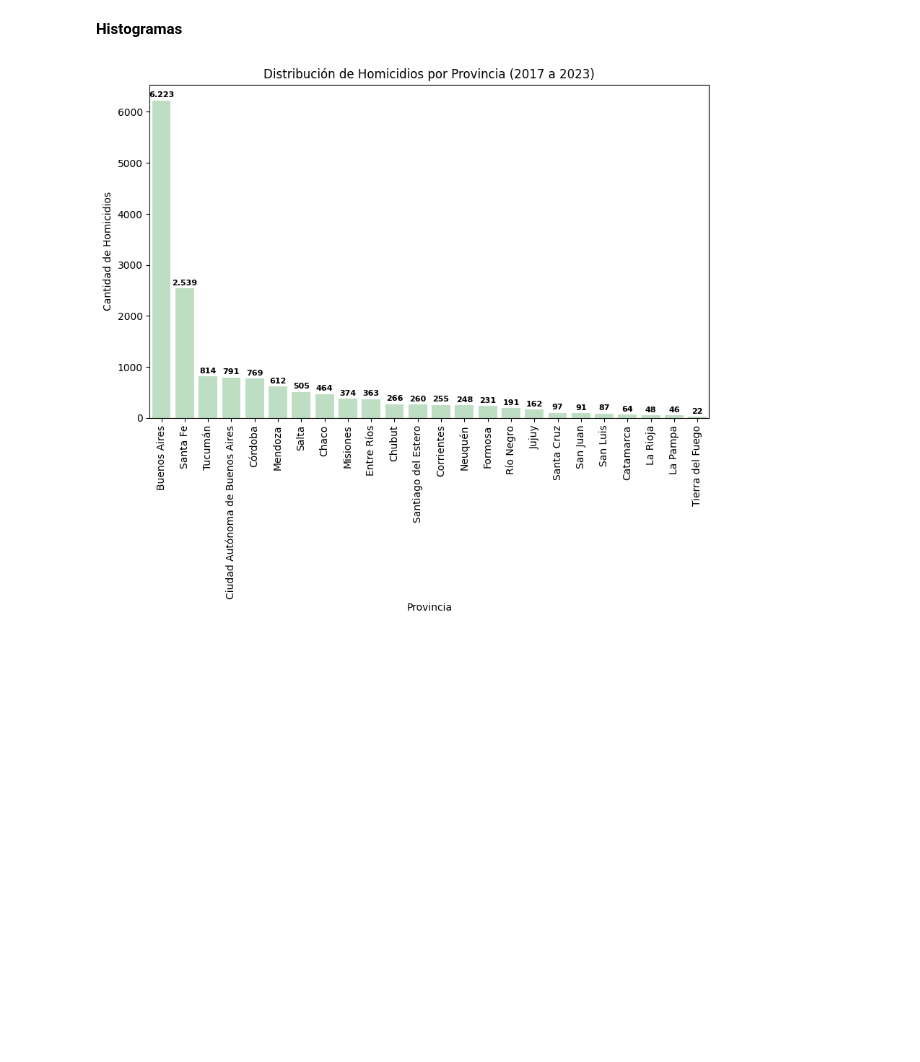
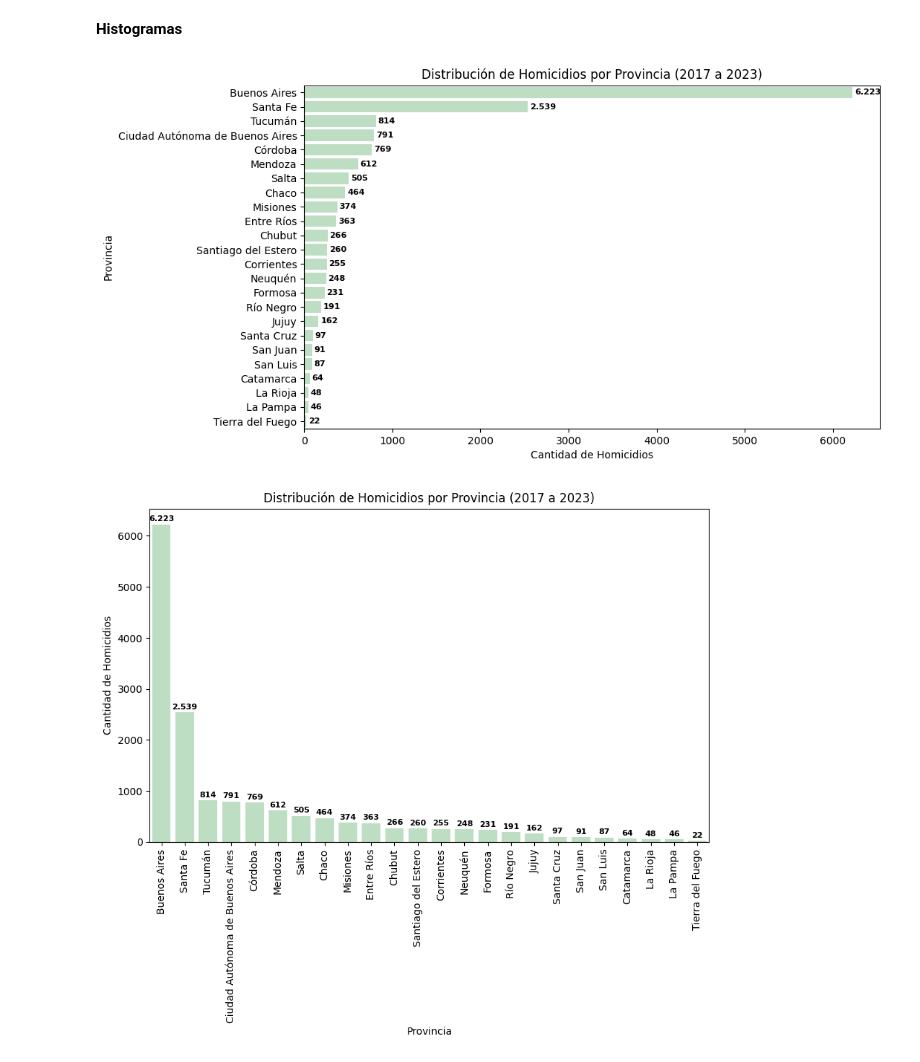
Before and after one commit to nicolasero87/Homicidios_dolosos_Argentina, a Jupyter notebook: 6_Primer_entregable_Ds2_Nicolas_Roman_Homicidios_en_Argentina.ipynb, the cells around one changed output. Saved outputs shown, nothing was run; the diff lists cells and outputs as text; code cells hidden in the pictures; blank space fills up the shorter version.

```diff
--- a/6_Primer_entregable_Ds2_Nicolas_Roman_Homicidios_en_Argentina.ipynb
+++ b/6_Primer_entregable_Ds2_Nicolas_Roman_Homicidios_en_Argentina.ipynb
@@ -955,6 +924,40 @@ plt.show()
 [figure]
 # %% [markdown]
 **Histogramas**
+# %%
+#volvamos al data set original (df) para analizar dónde se concentran los datos de acuerdo a la Provincia:
+
+# 'df' es el data set de todas las provincias
+# fitrar el  DataFrame  para mostrar unicamente victimas
+victims_df = df[df['tipo_persona'] == 'Víctima']
+
+# calcular conteo de provincias basado en el dataframe filtrado
+province_counts = victims_df['provincia_nombre'].value_counts()
+
+# funcion para dar formato de contabilidad
+def format_number(num):
+    return "{:,}".format(num).replace(",", ".")  # reemplaza coma a formato contabilidad
+
+# crear barras horizontales con los colores elegidos
+plt.figure(figsize=(10, 6))
+ax = sns.barplot(y=province_counts.index, x=province_counts.values, color='#b7e4be', orient='h')  # Set bar color and orientation
+plt.title('Distribución de Homicidios por Provincia (2017 a 2023)')
+plt.ylabel('Provincia')
+plt.xlabel('Cantidad de Homicidios')
+
+# agregar etiqueta con valores a cada barra en el formato de contabilidad
+for container in ax.containers:
+    ax.bar_label(container,
+                 fmt=lambda x: format_number(int(x)),  # Apply custom formatting function
+                 label_type='edge',
+                 padding=2,
+                 color='black',
+                 fontsize=8,  # Adjust font size
+                 fontweight='bold')  # Make font bold
+
+plt.show()
+# %% [output]
+[figure, added]
 # %%
 #volvamos al data set original (df) para analizar dónde se concentran los datos de acuerdo a la Provincia:
 
```
Also changed, not shown: parts of 51 cells of this notebook.
